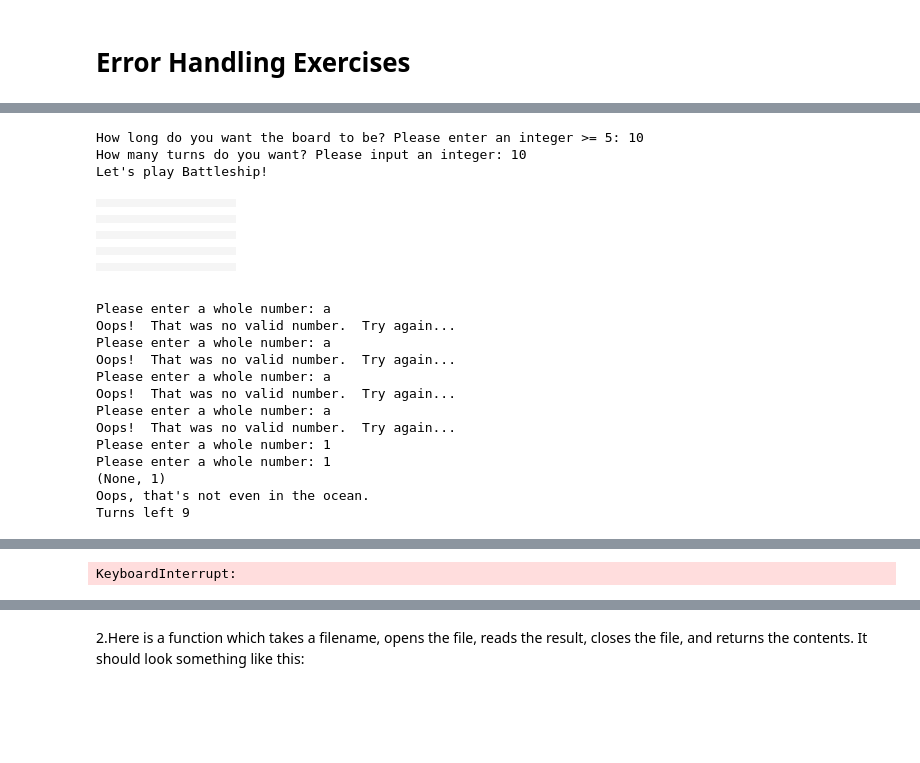
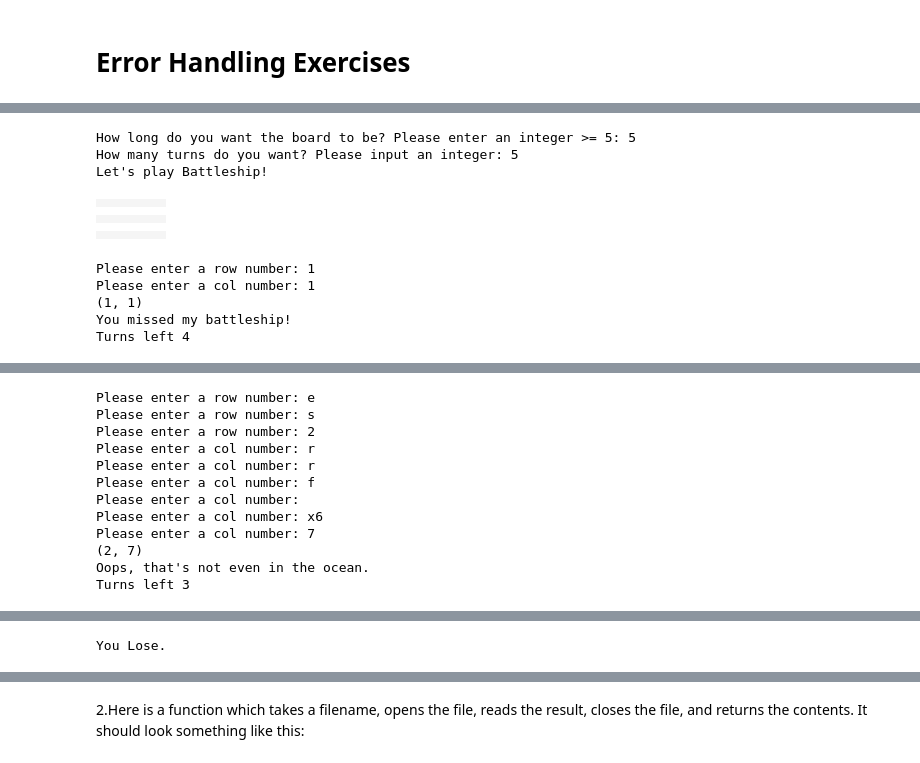
Before and after one commit to lhorowit/PHYS202-S14, a Jupyter notebook: iPython/ErrorHandlingExercises .ipynb, the cells around one changed output, grey strips where cells are left out. Cells and saved outputs as stored; diff of their text form; code cells hidden in the pictures; blank space fills up the shorter version.

```diff
--- a/iPython/ErrorHandlingExercises .ipynb
+++ b/iPython/ErrorHandlingExercises .ipynb
@@ -6,20 +8,19 @@ from ipythonblocks import BlockGrid
 from ipythonblocks import colors
 
 def correct_row():
-    guess = raw_input("Please enter a whole number: ")
-    if str(guess).isdigit():
-        return int(guess)
-    elif not str(guess).isdigit():
-        print "Oops!  That was no valid number.  Try again..."
-        correct_row()
+    guess = ''
+    while guess.isdigit() == False:
+        guess = raw_input("Please enter a row number: ")
+        if guess.isdigit() == True:
+            return int(guess)
+
 
 def correct_col():
-    guess = raw_input("Please enter a whole number: ")
-    if str(guess).isdigit():
-        return int(guess)
-    elif not str(guess).isdigit():
-        print "Oops!  That was no valid number.  Try again..."
-        correct_col()
+    guess = ''
+    while guess.isdigit() == False:
+        guess = raw_input("Please enter a col number: ")
+        if guess.isdigit() == True:
+            return int(guess)
 
 
 
@@ -63,14 +64,14 @@ while turn <= number_of_turns:     # Limits game by number of turns
             grid.show()
             break
 
-        guess_row = correct_row()
+        guess_row = correct_row() - 1
 
 
 
-        guess_col = correct_col()
+        guess_col = correct_col() - 1
 
 
-        print (guess_row, guess_col)
+        print (guess_row + 1, guess_col + 1)
 
 
         if (guess_row < 0 or guess_row > grid.height) or (guess_col < 0 or guess_col > grid.width):
@@ -95,55 +96,42 @@ while turn <= number_of_turns:     # Limits game by number of turns
             print "Turns left", turns_left
             grid.show()
 
         if number_of_hits == 3:          # Win message
             print "Congratulations! You sunk my battleship!"
             break
 
 
         else:
 
 
             if (guess_row < 0 or guess_row > grid.height) or (guess_col < 0 or guess_col > grid.width):
                 print ""     # Checks if guess was on the game board
 
             elif (grid[guess_row, guess_col].rgb == (0, 0, 0)):
                 print "You guessed that one already."
                 turn = turn + 1      #^^^ Checks if incorrect guess was entered again
                 turns_left = turns_left - 1
                 print "Turns left", turns_left
                 grid.show()
 
             elif (guess_row != ship_row) or (guess_col not in range(ship_col,ship_col+3)):
                 print "You missed my battleship!"     # Anything else is a miss
                 grid[guess_row, guess_col] = (0,0,0)  # Misses set to black
                 turn = turn + 1
                 turns_left = turns_left - 1
                 print "Turns left", turns_left
                 grid.show()
 # %% [output]
-How long do you want the board to be? Please enter an integer >= 5: 10
-How many turns do you want? Please input an integer: 10
+How long do you want the board to be? Please enter an integer >= 5: 5
+How many turns do you want? Please input an integer: 5
 Let's play Battleship!
-|  |  |  |  |  |  |  |  |  |  |
-|  |  |  |  |  |  |  |  |  |  |
-|  |  |  |  |  |  |  |  |  |  |
-|  |  |  |  |  |  |  |  |  |  |
-|  |  |  |  |  |  |  |  |  |  |
-|  |  |  |  |  |  |  |  |  |  |
-|  |  |  |  |  |  |  |  |  |  |
-|  |  |  |  |  |  |  |  |  |  |
-|  |  |  |  |  |  |  |  |  |  |
-|  |  |  |  |  |  |  |  |  |  |
+|  |  |  |  |  |
+|  |  |  |  |  |
+|  |  |  |  |  |
+|  |  |  |  |  |
+|  |  |  |  |  |
-Please enter a whole number: a
-Oops!  That was no valid number.  Try again...
-Please enter a whole number: a
-Oops!  That was no valid number.  Try again...
-Please enter a whole number: a
-Oops!  That was no valid number.  Try again...
-Please enter a whole number: a
-Oops!  That was no valid number.  Try again...
-Please enter a whole number: 1
-Please enter a whole number: 1
-(None, 1)
-Oops, that's not even in the ocean.
-Turns left 9
+Please enter a row number: 1
+Please enter a col number: 1
+(1, 1)
+You missed my battleship!
+Turns left 4
@@ -160 +143,12 @@ Turns left 9
-KeyboardInterrupt:
+Please enter a row number: e
+Please enter a row number: s
+Please enter a row number: 2
+Please enter a col number: r
+Please enter a col number: r
+Please enter a col number: f
+Please enter a col number:
+Please enter a col number: x6
+Please enter a col number: 7
+(2, 7)
+Oops, that's not even in the ocean.
+Turns left 3
@@ -160,0 +190 @@ KeyboardInterrupt:
+You Lose.
```
Also changed, not shown: parts of 2 cells of this notebook.
